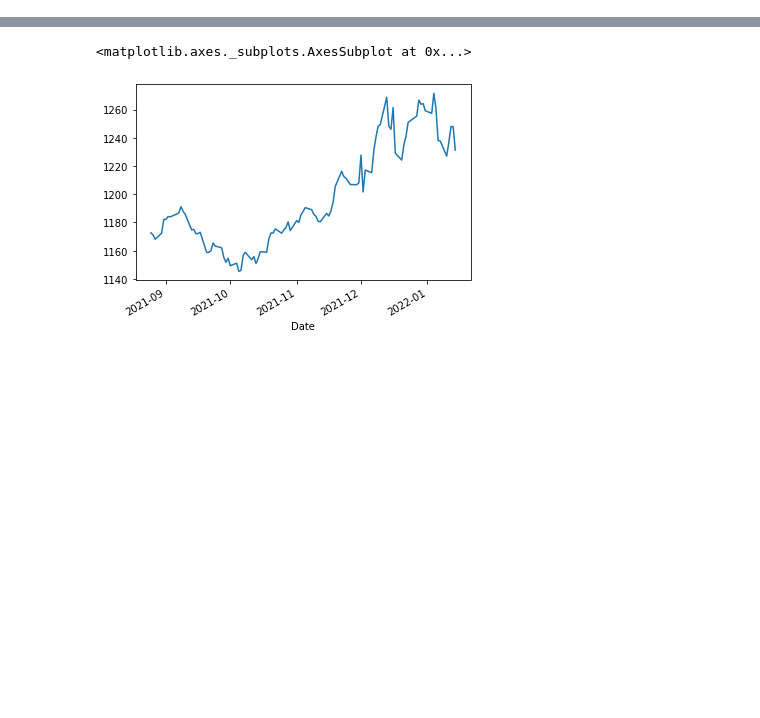
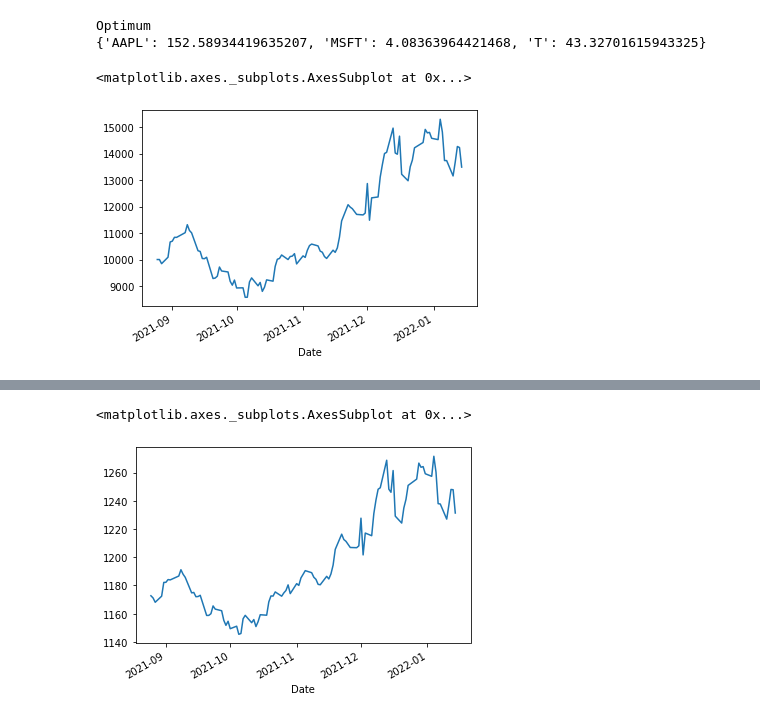
Before and after one commit to lucasdmoyer/two-dolla, a Jupyter notebook: new.ipynb, the cells around one changed output, grey strips where cells are left out. Cells and saved outputs as stored; diff of their text form; code cells hidden in the pictures; blank space fills up the shorter version.

```diff
--- a/new.ipynb
+++ b/new.ipynb
@@ -31,0 +75,20 @@ with open(path, "rb") as pkl_handle:
+# %%
+
+port = Portfolio(stocks,10000);
+port.stocks = [Stock(stocks[x], x,port.initial_capital/len(tickers)) for x in tickers]
+markowtiz_params = {
+    'tickers': ['AAPL', 'T','MSFT'],
+    'weight':23
+}
+strats = [
+    port.markowitz(params = markowtiz_params,weight=200)
+]
+port.strategies = strats
+port.backtest_portfolio()
+# port.positions.head()
+port.positions.total.plot()
+# %% [output]
+Optimum
+{'AAPL': 152.58934419635207, 'MSFT': 4.08363964421468, 'T': 43.32701615943325}
+<matplotlib.axes._subplots.AxesSubplot at 0x...>
+[figure, added]
```
Also changed, not shown: parts of 4 cells of this notebook, 2 other files.
